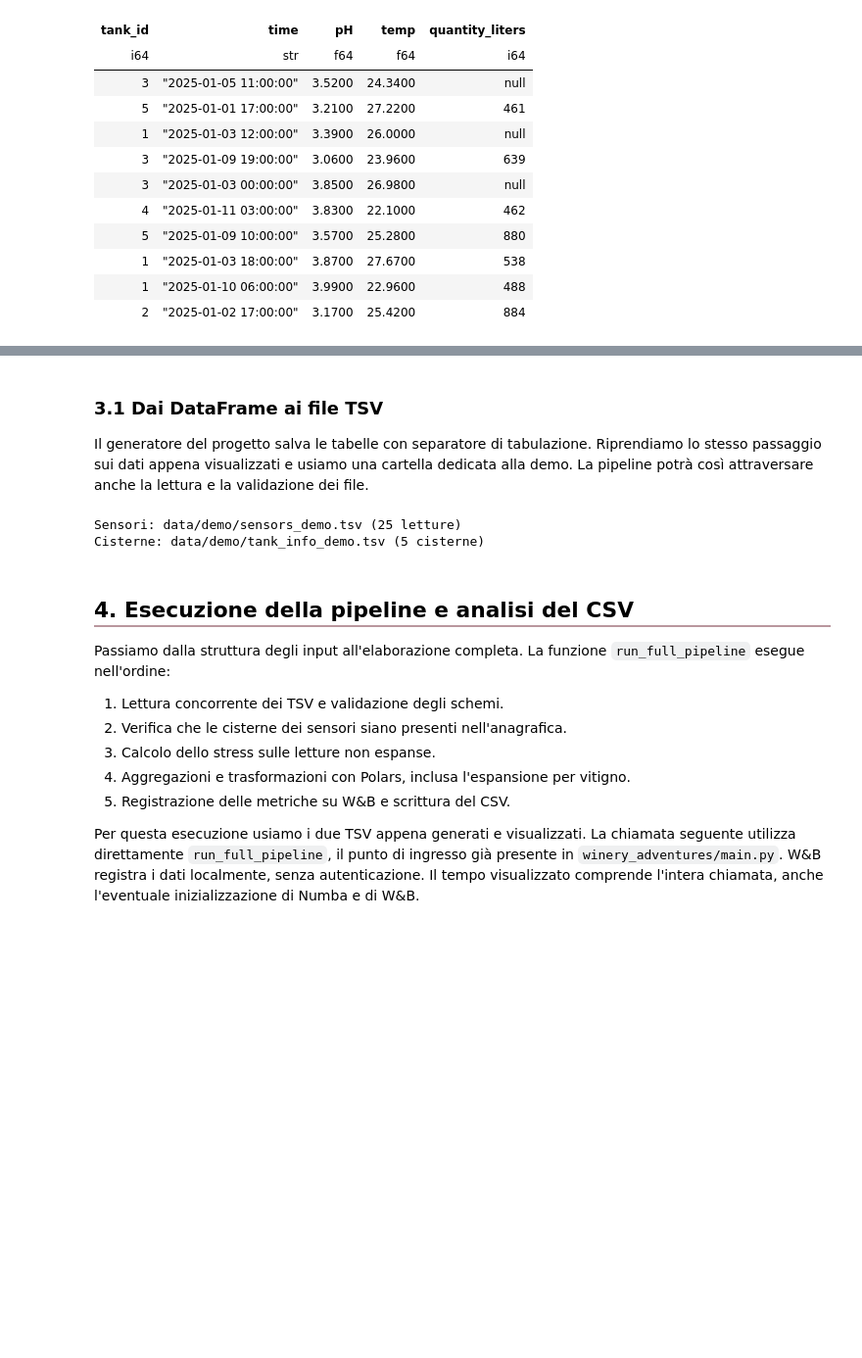
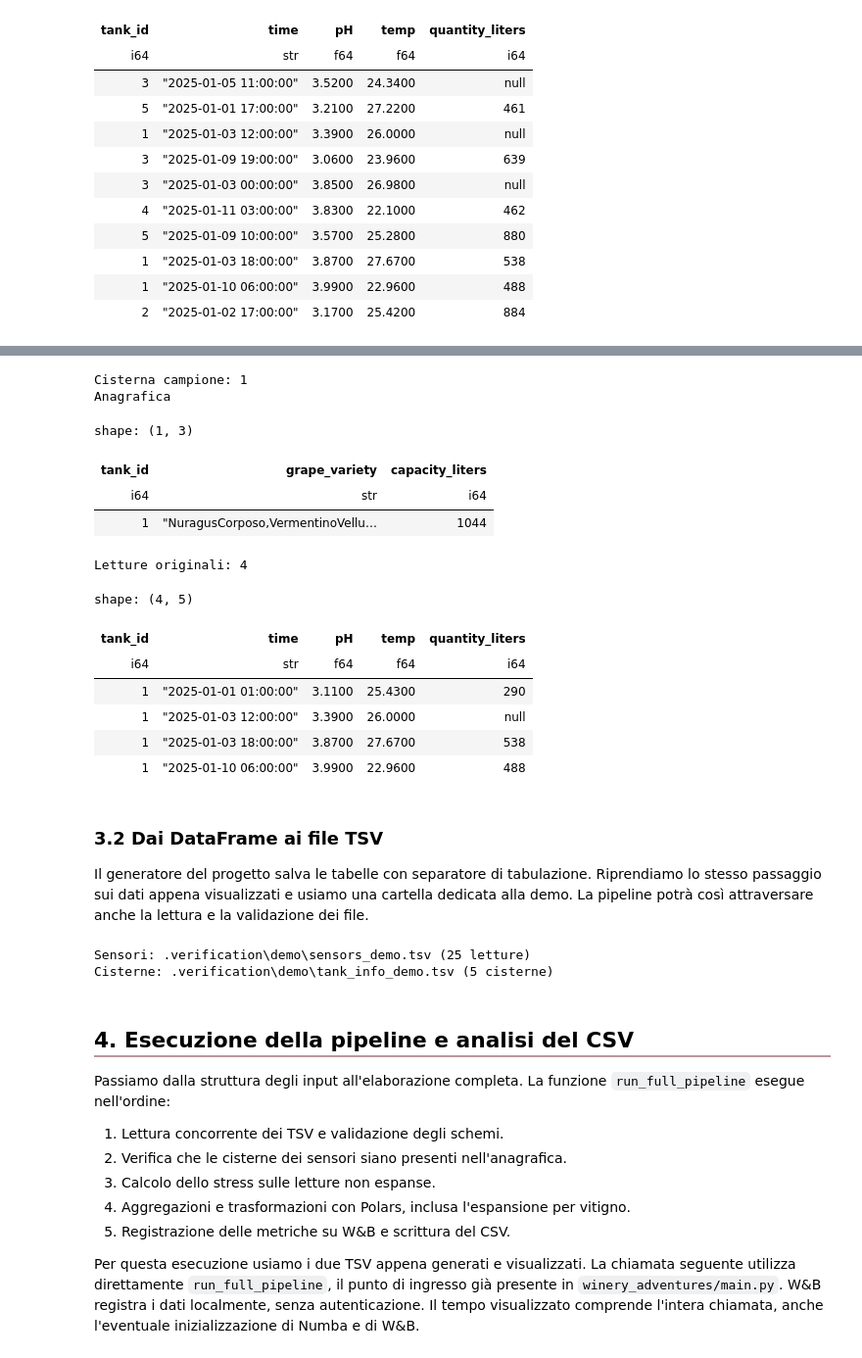
Before and after one commit to fedefranchini/Winery-Adventures, a Jupyter notebook: demo.ipynb, the cells around one changed output, grey strips where cells are left out. Shown at 98% size. Saved outputs shown, nothing was run; the diff lists cells and outputs as text; code cells hidden in the pictures; blank space fills up the shorter version.

```diff
--- a/demo.ipynb
+++ b/demo.ipynb
@@ -215,10 +242,35 @@ shape: (10, 5)
+# %%
+EXAMPLE_TANK_ID = int(tanks_demo.get_column("tank_id").min())
+example_tank_info = tanks_demo.filter(pl.col("tank_id") == EXAMPLE_TANK_ID)
+example_sensor_rows = sensors_demo.filter(pl.col("tank_id") == EXAMPLE_TANK_ID).sort("time")
+
+print(f"Cisterna campione: {EXAMPLE_TANK_ID}")
+print("Anagrafica")
+display(example_tank_info)
+print(f"Letture originali: {example_sensor_rows.height}")
+display(example_sensor_rows)
+# %% [output]
+Cisterna campione: 1
+Anagrafica
+shape: (1, 3)
+| tank_id | grape_variety | capacity_liters |
+| i64 | str | i64 |
+| 1 | "NuragusCorposo,VermentinoVellu… | 1044 |
+Letture originali: 4
+shape: (4, 5)
+| tank_id | time | pH | temp | quantity_liters |
+| i64 | str | f64 | f64 | i64 |
+| 1 | "2025-01-01 01:00:00" | 3.1100 | 25.4300 | 290 |
+| 1 | "2025-01-03 12:00:00" | 3.3900 | 26.0000 | null |
+| 1 | "2025-01-03 18:00:00" | 3.8700 | 27.6700 | 538 |
+| 1 | "2025-01-10 06:00:00" | 3.9900 | 22.9600 | 488 |
 # %% [markdown]
-### 3.1 Dai DataFrame ai file TSV
+### 3.2 Dai DataFrame ai file TSV
 
 Il generatore del progetto salva le tabelle con separatore di tabulazione. Riprendiamo lo stesso passaggio sui dati appena visualizzati e usiamo una cartella dedicata alla demo. La pipeline potrà così attraversare anche la lettura e la validazione dei file.
 # %%
 # File della dimostrazione: i dataset campione del progetto restano disponibili.
-demo_dir = repo_root / "data" / "demo"
+demo_dir = demo_runtime_dir
 demo_dir.mkdir(parents=True, exist_ok=True)
 sensors_tsv_demo = demo_dir / "sensors_demo.tsv"
 tanks_tsv_demo = demo_dir / "tank_info_demo.tsv"
@@ -228,8 +280,8 @@ tanks_demo.write_csv(tanks_tsv_demo, separator="\t")
 print(f"Sensori: {sensors_tsv_demo.relative_to(repo_root)} ({sensors_demo.height} letture)")
 print(f"Cisterne: {tanks_tsv_demo.relative_to(repo_root)} ({tanks_demo.height} cisterne)")
 # %% [output]
-Sensori: data/demo/sensors_demo.tsv (25 letture)
-Cisterne: data/demo/tank_info_demo.tsv (5 cisterne)
+Sensori: .verification\demo\sensors_demo.tsv (25 letture)
+Cisterne: .verification\demo\tank_info_demo.tsv (5 cisterne)
 # %% [markdown]
 <a id="pipeline"></a>
 <h2 style="border-bottom: 2px solid #b9979e; padding-bottom: 9px; margin-top: 28px;">4. Esecuzione della pipeline e analisi del CSV</h2>
```
Also changed, not shown: parts of 21 cells of this notebook.
